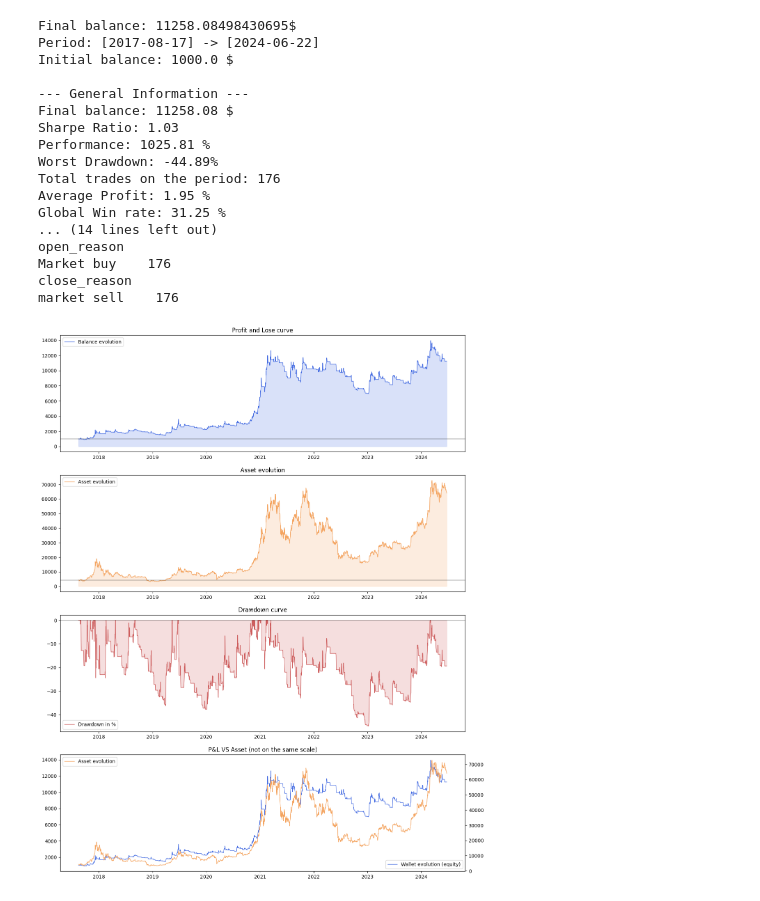
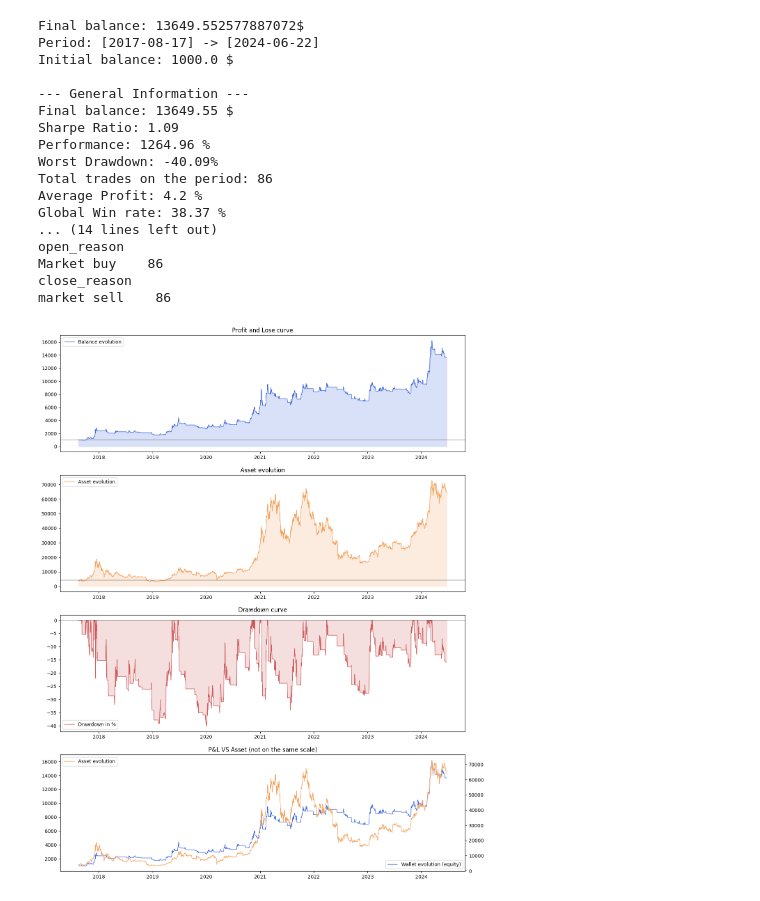
Before and after one commit to Gaston202/AlgorithmicTrading, a Jupyter notebook: Strategies/Donchian_trend.ipynb, the cells around one changed output. Saved outputs shown, nothing was run; the diff lists cells and outputs as text; code cells hidden in the pictures.

```diff
--- a/Strategies/Donchian_trend.ipynb
+++ b/Strategies/Donchian_trend.ipynb
@@ -6,7 +6,7 @@ import ta.momentum
 import ta.trend
 import ta.volume
 # %%
-class BacktestDonchian:
+class BacktestCrossMA:
     def __init__(self) -> None:
         self.df = pd.DataFrame()
         self.trades=[]
@@ -215,43 +215,43 @@ class BacktestDonchian:
 
         ax_left[2].title.set_text("Drawdown curve")
         ax_left[2].plot(-df_days['drawdown_pct']*100, color='indianred', lw=1)
         ax_left[2].fill_between(df_days['drawdown_pct'].index, -df_days['drawdown_pct']*100, alpha=0.2, color='indianred')
         ax_left[2].axhline(y=0, color='black', alpha=0.3)
         ax_left[2].legend(['Drawdown in %'], loc ="lower left")
 
         ax_right = ax_left[3].twinx()
 
         ax_left[3].title.set_text("P&L VS Asset (not on the same scale)")
         ax_left[3].plot(df_days['balance'], color='royalblue', lw=1)
         ax_right.plot(df_days['price'], color='sandybrown', lw=1)
         ax_left[3].legend(['Wallet evolution (equity)'], loc ="lower right")
         ax_right.legend(['Asset evolution'], loc ="upper left")
         plt.show()
 
 
-bt = BacktestDonchian()
-bt.load_data('../Data/BTC-USDT.csv')
+bt = BacktestCrossMA()
+bt.load_data('../Data/BTC-USDT2H.csv')
 bt.populate_indicators()
 bt.populate_signals()
 bt.run_backtest()
 bt.backtest_analysis()
 bt.plot_equity_vs_asset()
 # %% [output]
-Final balance: 11258.08498430695$
+Final balance: 13649.552577887072$
 Period: [2017-08-17] -> [2024-06-22]
 Initial balance: 1000.0 $
 
 --- General Information ---
-Final balance: 11258.08 $
-Sharpe Ratio: 1.03
-Performance: 1025.81 %
-Worst Drawdown: -44.89%
-Total trades on the period: 176
-Average Profit: 1.95 %
-Global Win rate: 31.25 %
+Final balance: 13649.55 $
+Sharpe Ratio: 1.09
+Performance: 1264.96 %
+Worst Drawdown: -40.09%
+Total trades on the period: 86
+Average Profit: 4.2 %
+Global Win rate: 38.37 %
 ... (14 lines left out)
 open_reason
-Market buy    176
+Market buy    86
 close_reason
-market sell    176
+market sell    86
-[figure, old version]
+[figure, new version]
```
Also changed, not shown: 1 other file.
